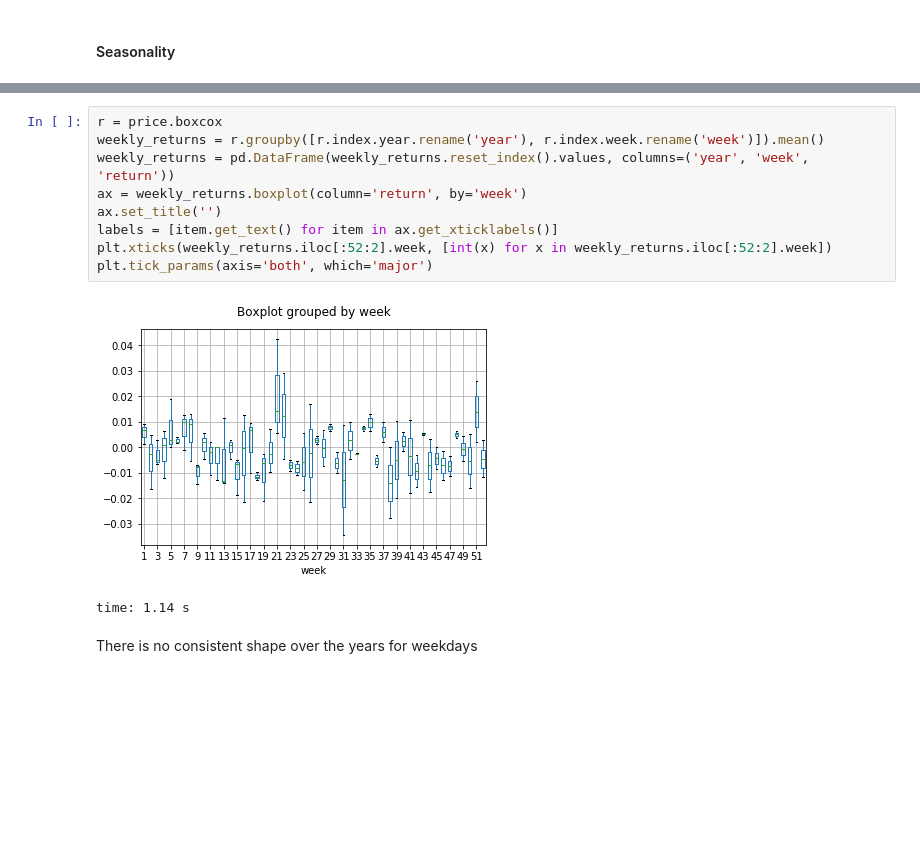
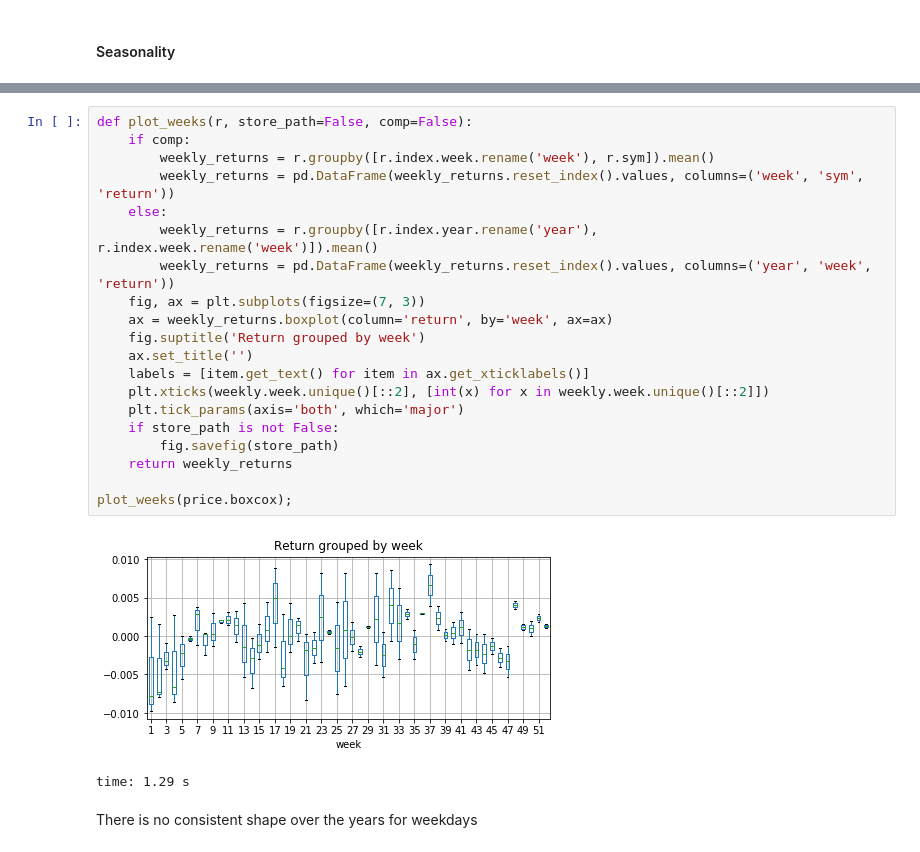
Before and after one commit to Chaoste/nlp-stocks, a Jupyter notebook: research/15.0-Stocks-Regression-Analysis.ipynb, the cells around one changed output, grey strips where cells are left out. Drawn from its saved outputs; the diff is of its cells as text; blank space fills up the shorter version.

```diff
--- a/research/15.0-Stocks-Regression-Analysis.ipynb
+++ b/research/15.0-Stocks-Regression-Analysis.ipynb
@@ -222,15 +315,26 @@ time: 581 ms
 # %%
-r = price.boxcox
-weekly_returns = r.groupby([r.index.year.rename('year'), r.index.week.rename('week')]).mean()
-weekly_returns = pd.DataFrame(weekly_returns.reset_index().values, columns=('year', 'week', 'return'))
-ax = weekly_returns.boxplot(column='return', by='week')
-ax.set_title('')
-labels = [item.get_text() for item in ax.get_xticklabels()]
-plt.xticks(weekly_returns.iloc[:52:2].week, [int(x) for x in weekly_returns.iloc[:52:2].week])
-plt.tick_params(axis='both', which='major')
+def plot_weeks(r, store_path=False, comp=False):
+    if comp:
+        weekly_returns = r.groupby([r.index.week.rename('week'), r.sym]).mean()
+        weekly_returns = pd.DataFrame(weekly_returns.reset_index().values, columns=('week', 'sym', 'return'))
+    else:
+        weekly_returns = r.groupby([r.index.year.rename('year'), r.index.week.rename('week')]).mean()
+        weekly_returns = pd.DataFrame(weekly_returns.reset_index().values, columns=('year', 'week', 'return'))
+    fig, ax = plt.subplots(figsize=(7, 3))
+    ax = weekly_returns.boxplot(column='return', by='week', ax=ax)
+    fig.suptitle('Return grouped by week')
+    ax.set_title('')
+    labels = [item.get_text() for item in ax.get_xticklabels()]
+    plt.xticks(weekly.week.unique()[::2], [int(x) for x in weekly.week.unique()[::2]])
+    plt.tick_params(axis='both', which='major')
+    if store_path is not False:
+        fig.savefig(store_path)
+    return weekly_returns
+
+plot_weeks(price.boxcox);
 # %% [output]
-[figure, old version]
+[figure, new version]
-time: 1.14 s
+time: 1.29 s
 # %% [markdown]
 There is no consistent shape over the years for weekdays
 # %%
```
Also changed, not shown: parts of 77 cells of this notebook, 5 other files.
